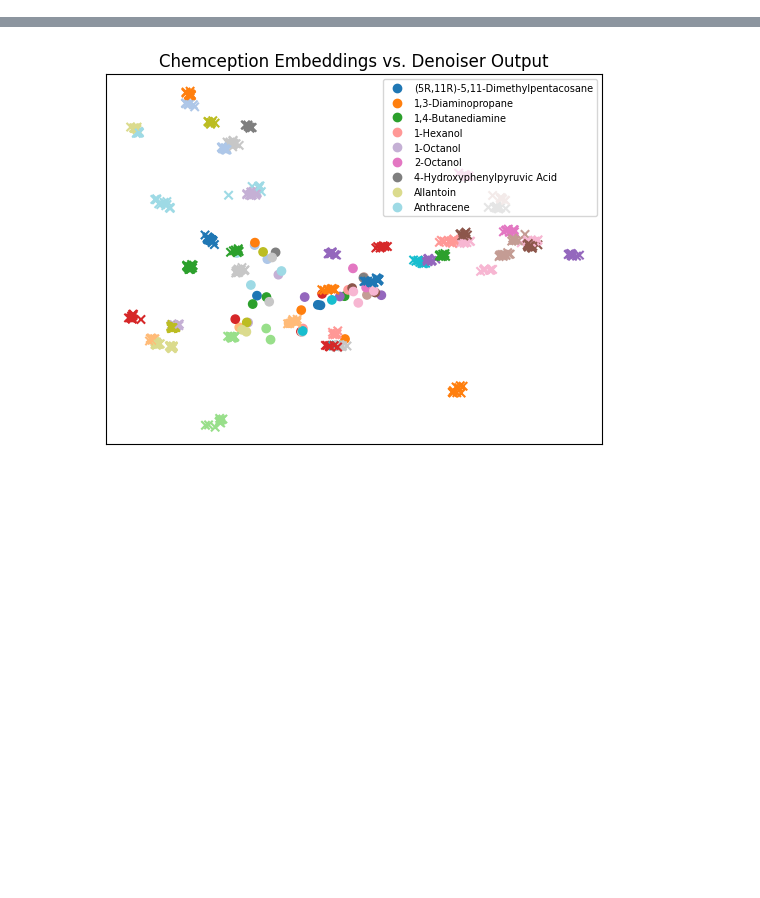
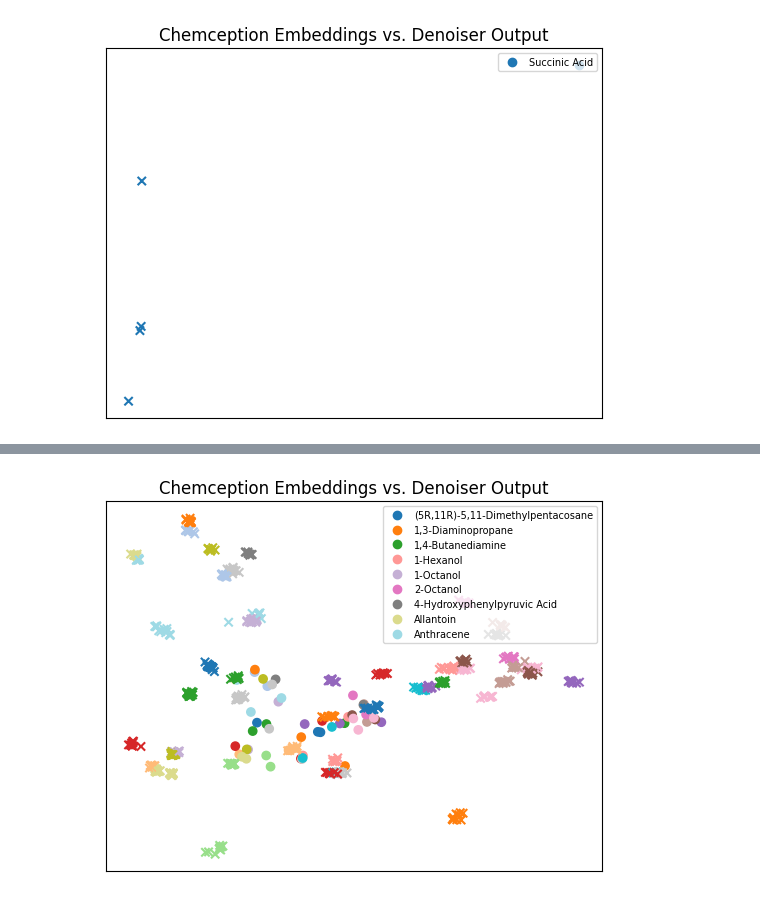
Before and after one commit to CateMerfeld/mass_spec, a Jupyter notebook: single_model/denoiser.ipynb, the cells around one changed output, grey strips where cells are left out. Drawn from its saved outputs; the diff is of its cells as text; code cells hidden in the pictures; blank space fills up the shorter version.

```diff
--- a/single_model/denoiser.ipynb
+++ b/single_model/denoiser.ipynb
@@ -317,0 +386,5 @@ Epoch[100/100], loss: 2.898355887737125e-06
+# %%
+test_output_embeddings = [vec[-512:].detach().numpy() for vec in test_output]
+plot_emb_pca(embeddings, test_output_embeddings, test_labels)
+# %% [output]
+[figure, added]
```
Also changed, not shown: parts of 14 cells of this notebook.
